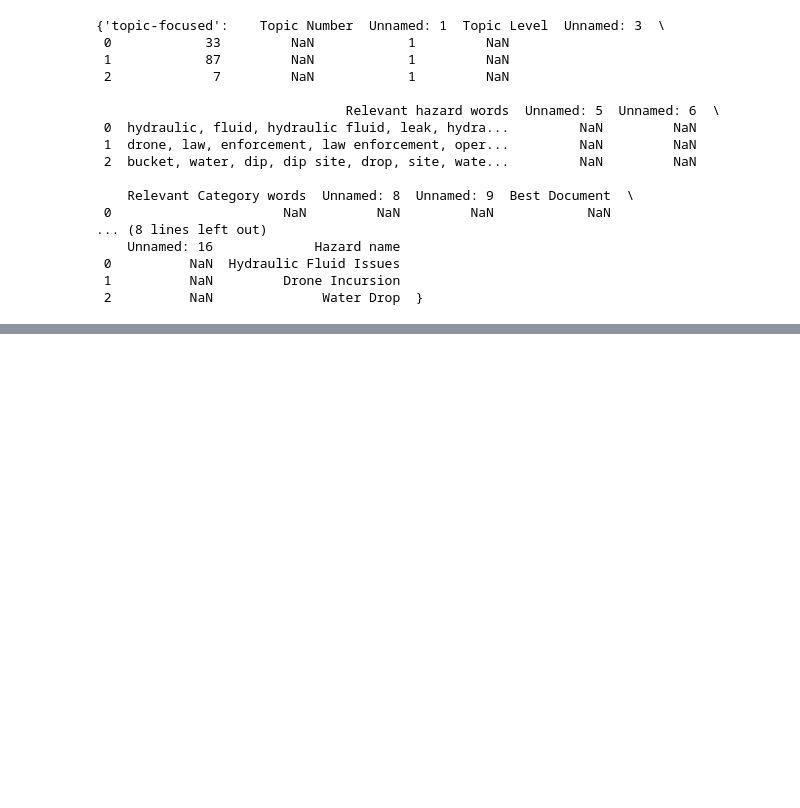
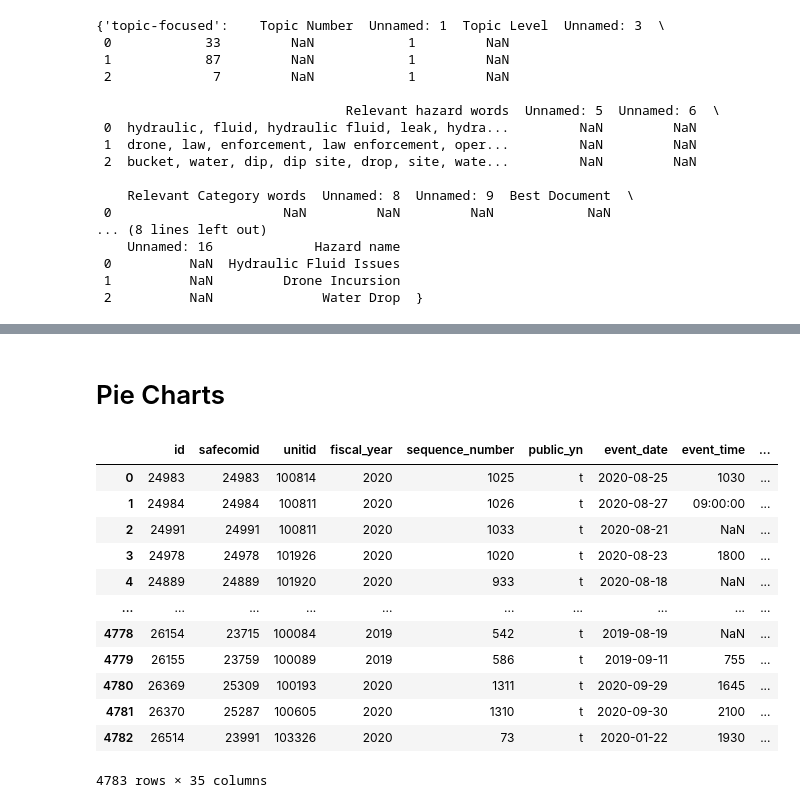
Before and after one commit to nasa/mika, a Jupyter notebook: notebooks/SAFECOM Trend Analysis.ipynb, the cells around one changed output, grey strips where cells are left out. Drawn from its saved outputs; the diff is of its cells as text; code cells hidden in the pictures; blank space fills up the shorter version.

```diff
--- a/notebooks/SAFECOM Trend Analysis.ipynb
+++ b/notebooks/SAFECOM Trend Analysis.ipynb
@@ -208,0 +236,2 @@ plot_frequency_time_series(rates, metric_name='Rate', line_styles=line_styles, m
+# %% [markdown]
+# Pie Charts
@@ -208,0 +252,16 @@ plot_frequency_time_series(rates, metric_name='Rate', line_styles=line_styles, m
+# %%
+correct_regions(preprocessed_df)
+# %% [output]
+|  | id | safecomid | unitid | fiscal_year | sequence_number | public_yn | event_date | event_time | ... |
+| 0 | 24983 | 24983 | 100814 | 2020 | 1025 | t | 2020-08-25 | 1030 | ... |
+| 1 | 24984 | 24984 | 100811 | 2020 | 1026 | t | 2020-08-27 | 09:00:00 | ... |
+| 2 | 24991 | 24991 | 100811 | 2020 | 1033 | t | 2020-08-21 | NaN | ... |
+| 3 | 24978 | 24978 | 101926 | 2020 | 1020 | t | 2020-08-23 | 1800 | ... |
+| 4 | 24889 | 24889 | 101920 | 2020 | 933 | t | 2020-08-18 | NaN | ... |
+| ... | ... | ... | ... | ... | ... | ... | ... | ... | ... |
+| 4778 | 26154 | 23715 | 100084 | 2019 | 542 | t | 2019-08-19 | NaN | ... |
+| 4779 | 26155 | 23759 | 100089 | 2019 | 586 | t | 2019-09-11 | 755 | ... |
+| 4780 | 26369 | 25309 | 100193 | 2020 | 1311 | t | 2020-09-29 | 1645 | ... |
+| 4781 | 26370 | 25287 | 100605 | 2020 | 1310 | t | 2020-09-30 | 2100 | ... |
+| 4782 | 26514 | 23991 | 103326 | 2020 | 73 | t | 2020-01-22 | 1930 | ... |
+4783 rows × 35 columns
```
Also changed, not shown: parts of 19 cells of this notebook.
